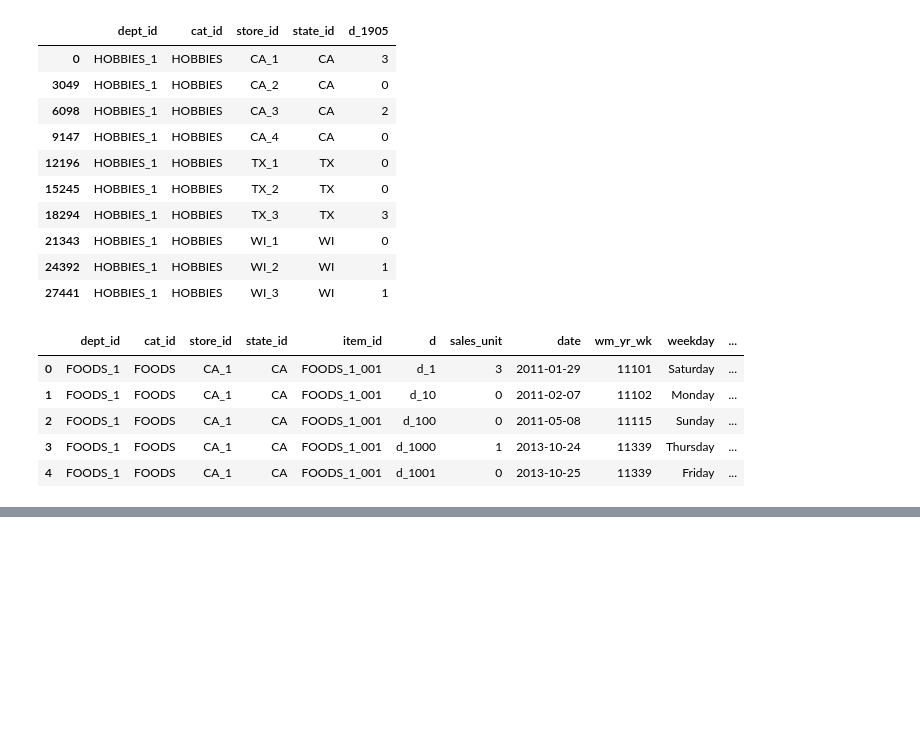
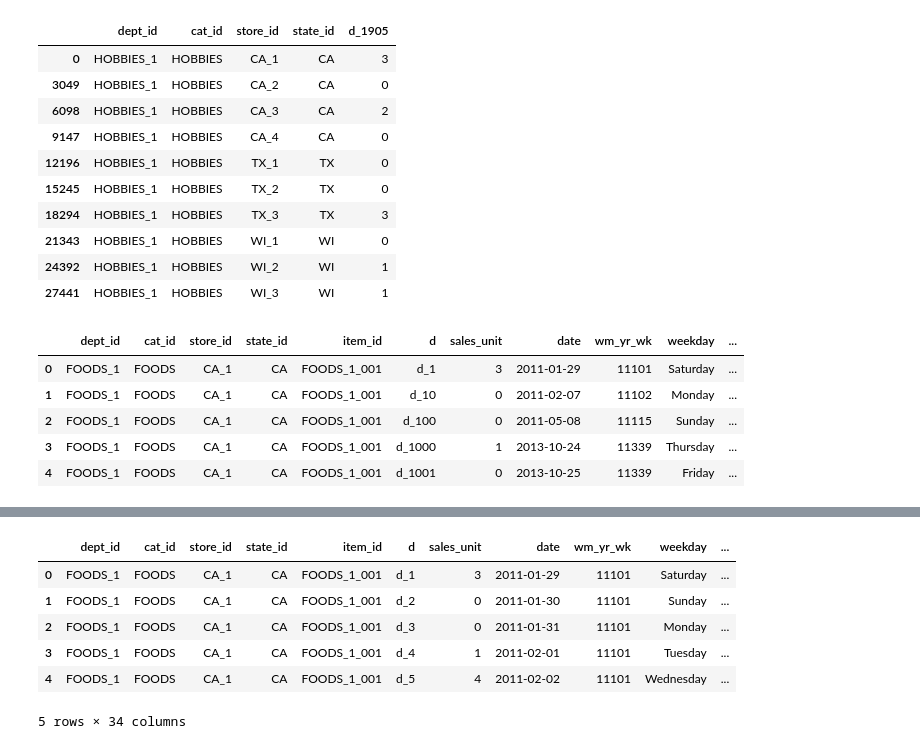
Before and after one commit to anna4fun/Walmart_Stock_and_Sales_Forecasting, a Jupyter notebook: notebooks/01_exploratory_analysis.ipynb, the cells around one changed output, grey strips where cells are left out. Saved outputs shown, nothing was run; the diff lists cells and outputs as text; code cells hidden in the pictures; blank space fills up the shorter version.

```diff
--- a/notebooks/01_exploratory_analysis.ipynb
+++ b/notebooks/01_exploratory_analysis.ipynb
@@ -371,0 +438,36 @@ plt.show()
+# %%
+# Time series features (item-store-day level)
+# Rolling means use only *past* days (shift(1)) to avoid leakage.
+
+# Ensure date is datetime
+sales_backbone["date"] = pd.to_datetime(sales_backbone["date"])
+
+# Sort so shifts/rolling/ffill behave correctly
+sales_backbone = sales_backbone.sort_values(["store_id", "item_id", "date"]).reset_index(drop=True)
+
+group_keys = ["store_id", "item_id"]
+
+# Prices are weekly in M5; forward-fill within each item-store series so daily lags/rolls work.
+sales_backbone["sell_price_filled"] = sales_backbone.groupby(group_keys, sort=False)["sell_price"].ffill()
+
+# Lags
+lags = [1, 7, 14, 28]
+for lag in lags:
+    sales_backbone[f"sales_unit_lag_{lag}"] = (
+        sales_backbone.groupby(group_keys, sort=False)["sales_unit"].shift(lag)
+    )
+    sales_backbone[f"sell_price_lag_{lag}"] = (
+        sales_backbone.groupby(group_keys, sort=False)["sell_price_filled"].shift(lag)
+    )
+
+# Rolling means of previous N days (excluding today)
+windows = [7, 28]
+for window in windows:
+    sales_backbone[f"sales_unit_roll_mean_{window}"] = (
+        sales_backbone.groupby(group_keys, sort=False)["sales_unit"]
+        .transform(lambda s: s.shift(1).rolling(window, min_periods=window).mean())
+    )
+    sales_backbone[f"sell_price_roll_mean_{window}"] = (
+        sales_backbone.groupby(group_keys, sort=False)["sell_price_filled"]
+        .transform(lambda s: s.shift(1).rolling(window, min_periods=window).mean())
+    )
@@ -371,0 +476,10 @@ plt.show()
+# %%
+sales_backbone.head()
+# %% [output]
+|  | dept_id | cat_id | store_id | state_id | item_id | d | sales_unit | date | wm_yr_wk | weekday | ... |
+| 0 | FOODS_1 | FOODS | CA_1 | CA | FOODS_1_001 | d_1 | 3 | 2011-01-29 | 11101 | Saturday | ... |
+| 1 | FOODS_1 | FOODS | CA_1 | CA | FOODS_1_001 | d_2 | 0 | 2011-01-30 | 11101 | Sunday | ... |
+| 2 | FOODS_1 | FOODS | CA_1 | CA | FOODS_1_001 | d_3 | 0 | 2011-01-31 | 11101 | Monday | ... |
+| 3 | FOODS_1 | FOODS | CA_1 | CA | FOODS_1_001 | d_4 | 1 | 2011-02-01 | 11101 | Tuesday | ... |
+| 4 | FOODS_1 | FOODS | CA_1 | CA | FOODS_1_001 | d_5 | 4 | 2011-02-02 | 11101 | Wednesday | ... |
+5 rows × 34 columns
```
Also changed, not shown: parts of 16 cells of this notebook, 6 other files.
